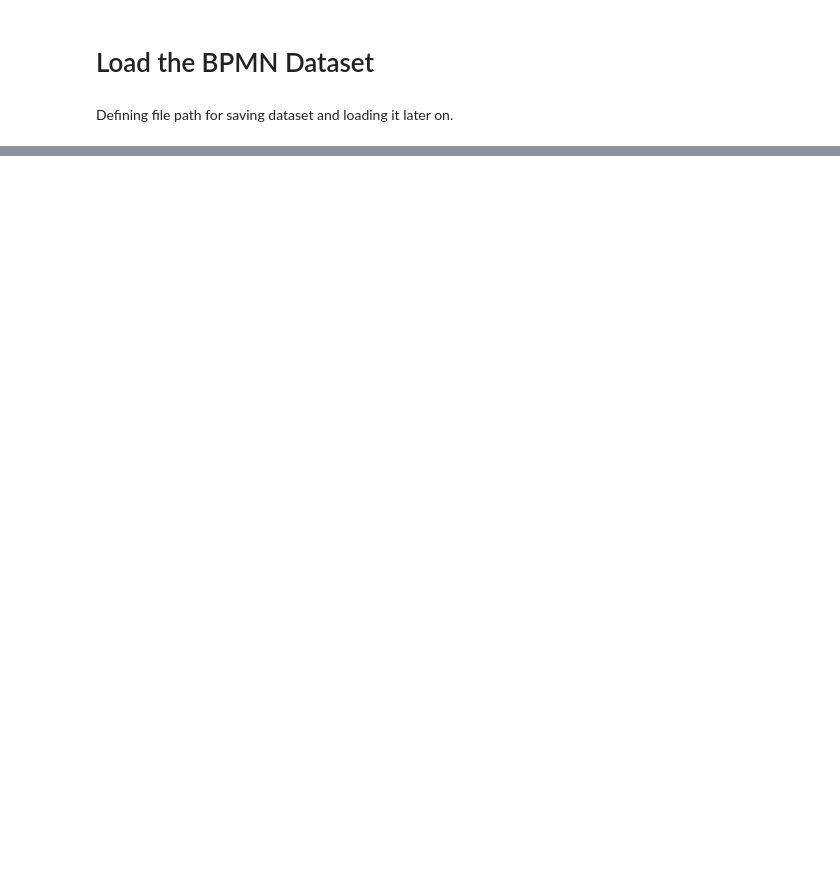
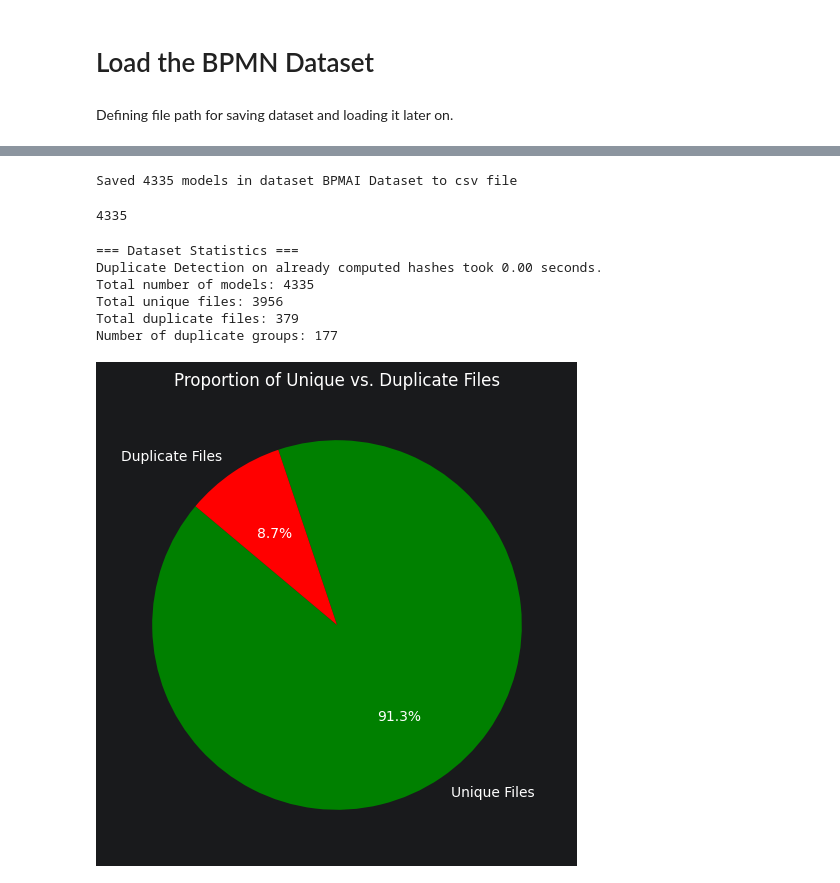
Before and after one commit to BernyWeiss/bpmn-model-cleansing, a Jupyter notebook: test_bpmn_mcp4cm.ipynb, the cells around one changed output, grey strips where cells are left out. Drawn from its saved outputs; the diff is of its cells as text; code cells hidden in the pictures; blank space fills up the shorter version.

```diff
--- a/test_bpmn_mcp4cm.ipynb
+++ b/test_bpmn_mcp4cm.ipynb
@@ -91,0 +102,6 @@ BPMNDataset.to_csv(english_dataset, file_path);
+# %%
+file_path = 'data/bpmnmodelset/processed/bpmai/english_models.csv'
+BPMNDataset.to_csv(bpmn_dataset, file_path);
+print(f"Saved {len(bpmn_dataset)} models in dataset {bpmn_dataset.name} to csv file")
+# %% [output]
+Saved 4335 models in dataset BPMAI Dataset to csv file
@@ -94,13 +112,23 @@ del(english_dataset)
 # %%
 from mcp4cm.bpmn.dataloading.dataloading import load_processed_dataset_from_csv
 
-file_path = 'data/bpmnmodelset/processed/english_models.csv'
+file_path = 'data/bpmnmodelset/processed/bpmai/english_models.csv'
 loaded_dataset = load_processed_dataset_from_csv('english_bpmn', fp=file_path)
 # %%
 len(loaded_dataset)
+# %% [output]
+4335
 # %%
 from mcp4cm.duplicate_detection import detect_duplicates_by_hash
-detect_duplicates_by_hash(loaded_dataset, inplace=True, plt_fig=True, print_results=True)
+hash_unique, hash_duplicate = detect_duplicates_by_hash(loaded_dataset, inplace=False, plt_fig=True, print_results=True)
+# %% [output]
+=== Dataset Statistics ===
+Duplicate Detection on already computed hashes took 0.00 seconds.
+Total number of models: 4335
+Total unique files: 3956
+Total duplicate files: 379
+Number of duplicate groups: 177
+[figure, added]
 # %%
 from mcp4cm.duplicate_detection import tfidf_near_duplicate_detector
 key = 'names'
```
Also changed, not shown: parts of 18 cells of this notebook, 4 other files.
